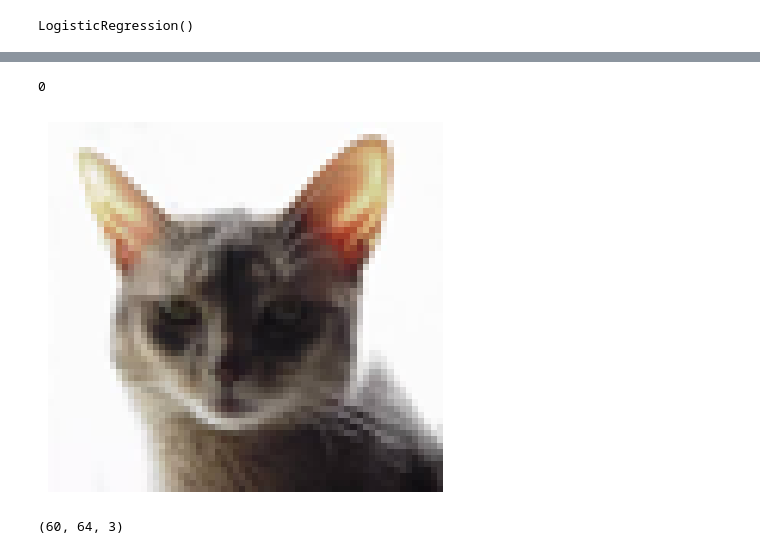
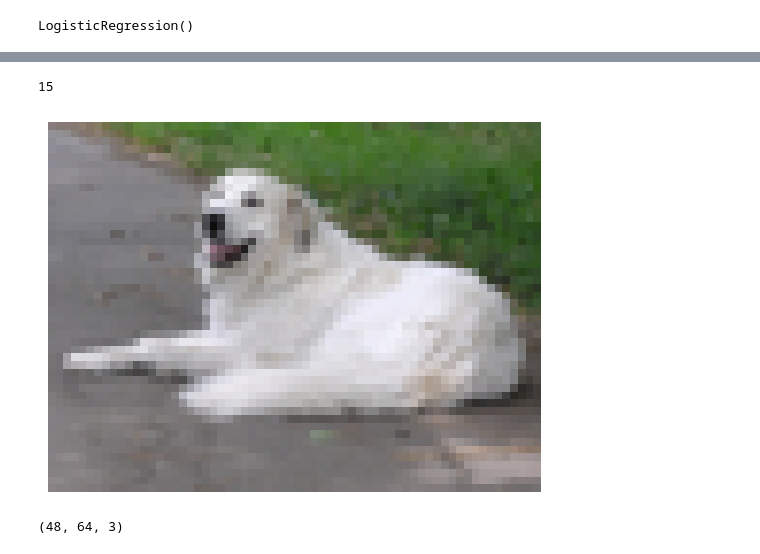
Before and after one commit to Hugo-dgn/GRM, a Jupyter notebook: test.ipynb, the cells around one changed output, grey strips where cells are left out. Saved outputs shown, nothing was run; the diff lists cells and outputs as text; code cells hidden in the pictures.

```diff
--- a/test.ipynb
+++ b/test.ipynb
@@ -155,3 +165,15 @@ def segmentation_graph_from_image(image : np.array, beta : float, sigma : float)
 
 
     return graph
+# %%
+cats = []
+images = []
+
+for image, (mask, cat) in tqdm(test_dataset):
+    if cat not in cats:
+        cats.append(cat)
+        images.append(image)
+# %%
+i = 15
+print(cats[i])
+images[i]
@@ -157,0 +183,6 @@ def segmentation_graph_from_image(image : np.array, beta : float, sigma : float)
+# %%
+cat_images = []
+
+for image, (mask, cat) in tqdm(test_dataset):
+    if cat == cats[i]:
+        cat_images.append(image)
@@ -158,17 +193,22 @@ def segmentation_graph_from_image(image : np.array, beta : float, sigma : float)
+# %%
+idx = []
+for i, (image, (mask, cat)) in enumerate(test_dataset):
+    if cat == 15:
+        idx.append(i)
 # %%
-image, (mask, cat) = test_dataset[4]
+image, (mask, cat) = test_dataset[idx[0]]
 image, mask = preprocess(image, mask)
 
 print(cat)
 
 plt.imshow(image)
 plt.axis('off')
 plt.show()
 image.shape
 # %% [output]
-0
+15
-[figure, old version]
+[figure, new version]
-(60, 64, 3)
+(48, 64, 3)
 # %%
 graph = segmentation_graph_from_image(image, 1, 1)
 # %%
```
Also changed, not shown: parts of 6 cells of this notebook, 3 other files.
